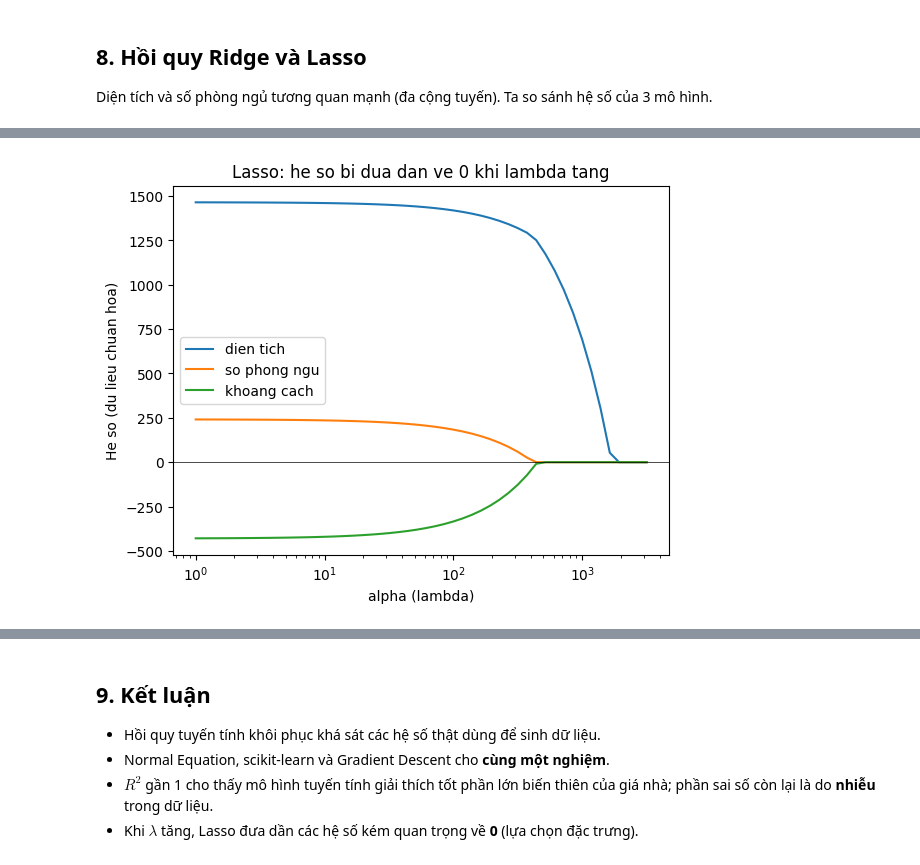
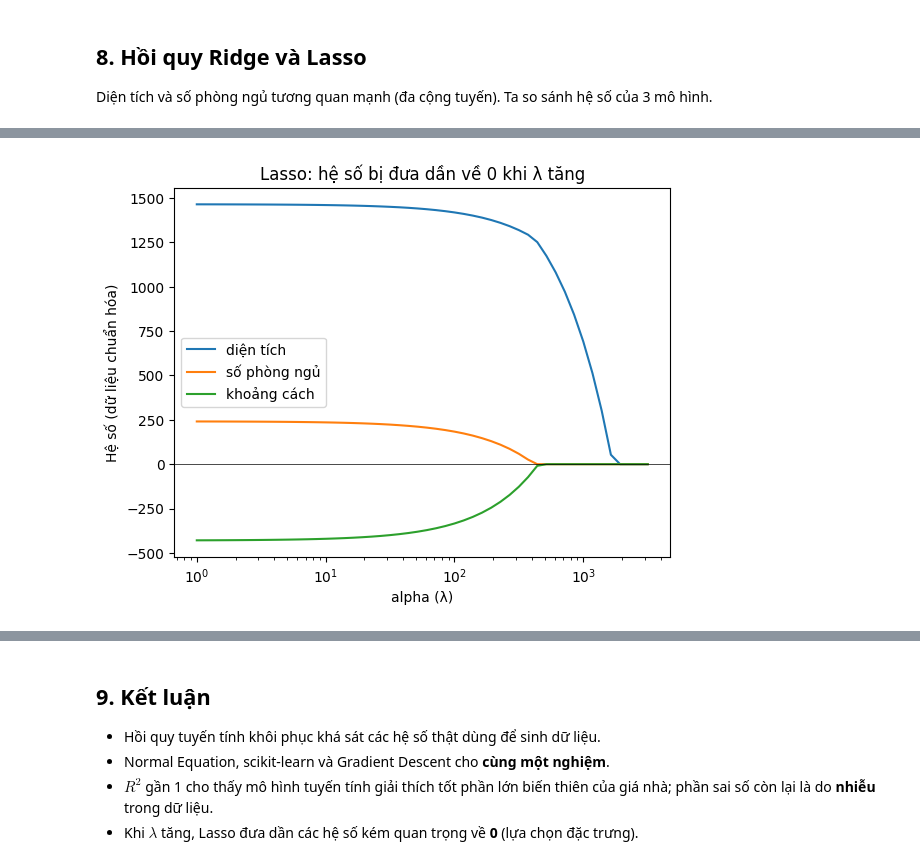
Before and after one commit to ntanh80/machine-learning, a Jupyter notebook: Bai 03/hoiquy.ipynb, the cells around one changed output, grey strips where cells are left out. Drawn from its saved outputs; the diff is of its cells as text; code cells hidden in the pictures.

```diff
--- a/Bai 03/hoiquy.ipynb
+++ b/Bai 03/hoiquy.ipynb
@@ -46,12 +68,12 @@ df.describe()
 # %%
-# Quan he giua tung dac trung va gia nha
+# Quan hệ giữa từng đặc trưng và giá nhà
 fig, axes = plt.subplots(1, 3, figsize=(15, 4))
 cot = ['dien_tich', 'so_phong_ngu', 'khoang_cach']
-ten = ['Dien tich (m2)', 'So phong ngu', 'Khoang cach toi trung tam (km)']
+ten = ['Diện tích (m²)', 'Số phòng ngủ', 'Khoảng cách tới trung tâm (km)']
 for ax, c, t in zip(axes, cot, ten):
     ax.scatter(df[c], df['gia'], s=8, alpha=0.5)
     ax.set_xlabel(t)
-    ax.set_ylabel('Gia (trieu VND)')
+    ax.set_ylabel('Giá (triệu VND)')
 plt.tight_layout()
 plt.show()
 # %% [output]
@@ -256,19 +320,19 @@ Lasso : RMSE = 282.70, R^2 = 0.9723
 # %%
-# Anh huong cua lambda (alpha) len he so Lasso - tren du lieu da chuan hoa
+# Ảnh hưởng của lambda (alpha) lên hệ số Lasso - trên dữ liệu đã chuẩn hóa
 from sklearn.preprocessing import StandardScaler
 Xs_train = StandardScaler().fit_transform(X_train)
 
 alphas = np.logspace(0, 3.5, 50)
 coefs = np.array([Lasso(alpha=a).fit(Xs_train, y_train).coef_ for a in alphas])
 
-for j, t in enumerate(['dien tich', 'so phong ngu', 'khoang cach']):
+for j, t in enumerate(['diện tích', 'số phòng ngủ', 'khoảng cách']):
     plt.plot(alphas, coefs[:, j], label=t)
 plt.xscale('log')
-plt.xlabel('alpha (lambda)')
-plt.ylabel('He so (du lieu chuan hoa)')
-plt.title('Lasso: he so bi dua dan ve 0 khi lambda tang')
+plt.xlabel('alpha (λ)')
+plt.ylabel('Hệ số (dữ liệu chuẩn hóa)')
+plt.title('Lasso: hệ số bị đưa dần về 0 khi λ tăng')
 plt.axhline(0, color='k', lw=0.5)
 plt.legend()
 plt.show()
 # %% [output]
-[figure, old version]
+[figure, new version]
```
Also changed, not shown: parts of 21 cells of this notebook, 7 other files.
